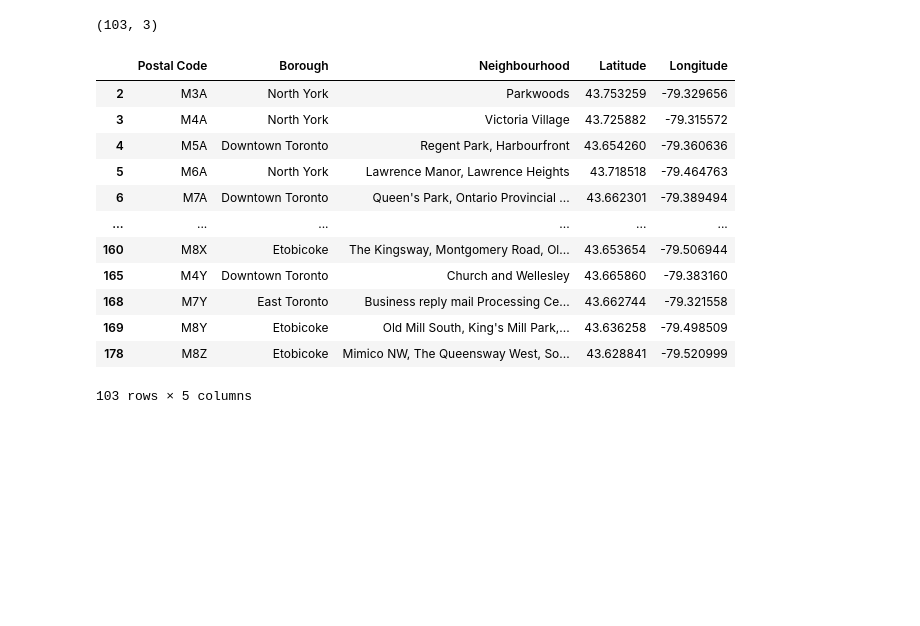
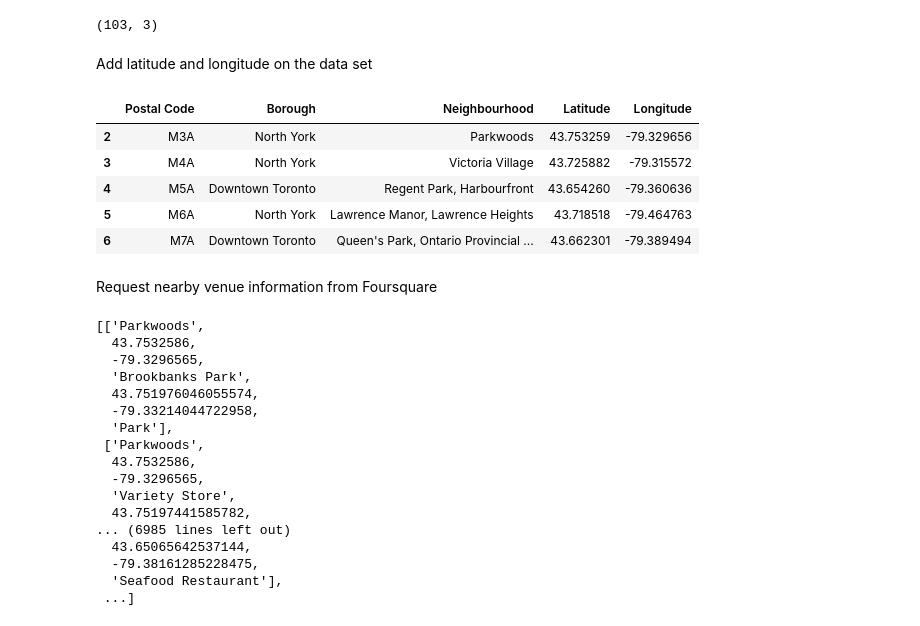
Before and after one commit to robinzhao39/Coursera_Capstone, a Jupyter notebook: Neighborhood in Toronto.ipynb, the cells around one changed output. Drawn from its saved outputs; the diff is of its cells as text; code cells hidden in the pictures; blank space fills up the shorter version.

```diff
--- a/Neighborhood in Toronto.ipynb
+++ b/Neighborhood in Toronto.ipynb
@@ -73,21 +68,59 @@ df
 df.shape
 # %% [output]
 (103, 3)
+# %% [markdown]
+Add latitude and longitude on the data set
 # %%
 df_new=df.join(df_data_1.set_index('Postal Code'),on='Postal Code')
 # %%
-df_new
+df_new.head()
 # %% [output]
 |  | Postal Code | Borough | Neighbourhood | Latitude | Longitude |
 | 2 | M3A | North York | Parkwoods | 43.753259 | -79.329656 |
 | 3 | M4A | North York | Victoria Village | 43.725882 | -79.315572 |
 | 4 | M5A | Downtown Toronto | Regent Park, Harbourfront | 43.654260 | -79.360636 |
 | 5 | M6A | North York | Lawrence Manor, Lawrence Heights | 43.718518 | -79.464763 |
 | 6 | M7A | Downtown Toronto | Queen's Park, Ontario Provincial ... | 43.662301 | -79.389494 |
-| ... | ... | ... | ... | ... | ... |
-| 160 | M8X | Etobicoke | The Kingsway, Montgomery Road, Ol... | 43.653654 | -79.506944 |
-| 165 | M4Y | Downtown Toronto | Church and Wellesley | 43.665860 | -79.383160 |
-| 168 | M7Y | East Toronto | Business reply mail Processing Ce... | 43.662744 | -79.321558 |
-| 169 | M8Y | Etobicoke | Old Mill South, King's Mill Park,... | 43.636258 | -79.498509 |
-| 178 | M8Z | Etobicoke | Mimico NW, The Queensway West, So... | 43.628841 | -79.520999 |
-103 rows × 5 columns
+# %% [markdown]
+Request nearby venue information from Foursquare
+# %%
+import requests # library to handle requests
+from pandas.io.json import json_normalize # tranform JSON file into a pandas dataframe
+CLIENT_ID = '333Z14P1WLW2VUZFQENZSKRKKQAELPQBQSMFLDFJPTYOGK2Z' # your Foursquare ID
+CLIENT_SECRET = 'M3HOBBLUC0B3CSV1C3DEVLDAGZ0TK1CFEV5MQ1Q5024APNBZ' # your Foursquare Secret
+VERSION = '20180605' # Foursquare API version
+LIMIT = 100 # A default Foursquare API limit value
+radius=500
+venuelist=[]
+
+for neighborhood_name,lat,lng in zip(df_new['Neighbourhood'],df_new['Latitude'],df_new['Longitude']):
+    url = 'https://api.foursquare.com/v2/venues/explore?&client_id={}&client_secret={}&v={}&ll={},{}&radius={}&limit={}'.format(
+            CLIENT_ID,
+            CLIENT_SECRET,
+            VERSION,
+            lat,
+            lng,
+            radius,
+            LIMIT)
+    results = requests.get(url).json()["response"]['groups'][0]['items']
+    for item in results:
+        venuelist.append([neighborhood_name,lat,lng,item['venue']['name'],item['venue']['location']['lat'],item['venue']['location']['lng'],item['venue']['categories'][0]['name']])
+venuelist
+# %% [output]
+[['Parkwoods',
+  43.7532586,
+  -79.3296565,
+  'Brookbanks Park',
+  43.751976046055574,
+  -79.33214044722958,
+  'Park'],
+ ['Parkwoods',
+  43.7532586,
+  -79.3296565,
+  'Variety Store',
+  43.75197441585782,
+... (6985 lines left out)
+  43.65065642537144,
+  -79.38161285228475,
+  'Seafood Restaurant'],
+ ...]
```
Also changed, not shown: parts of 20 cells of this notebook.
